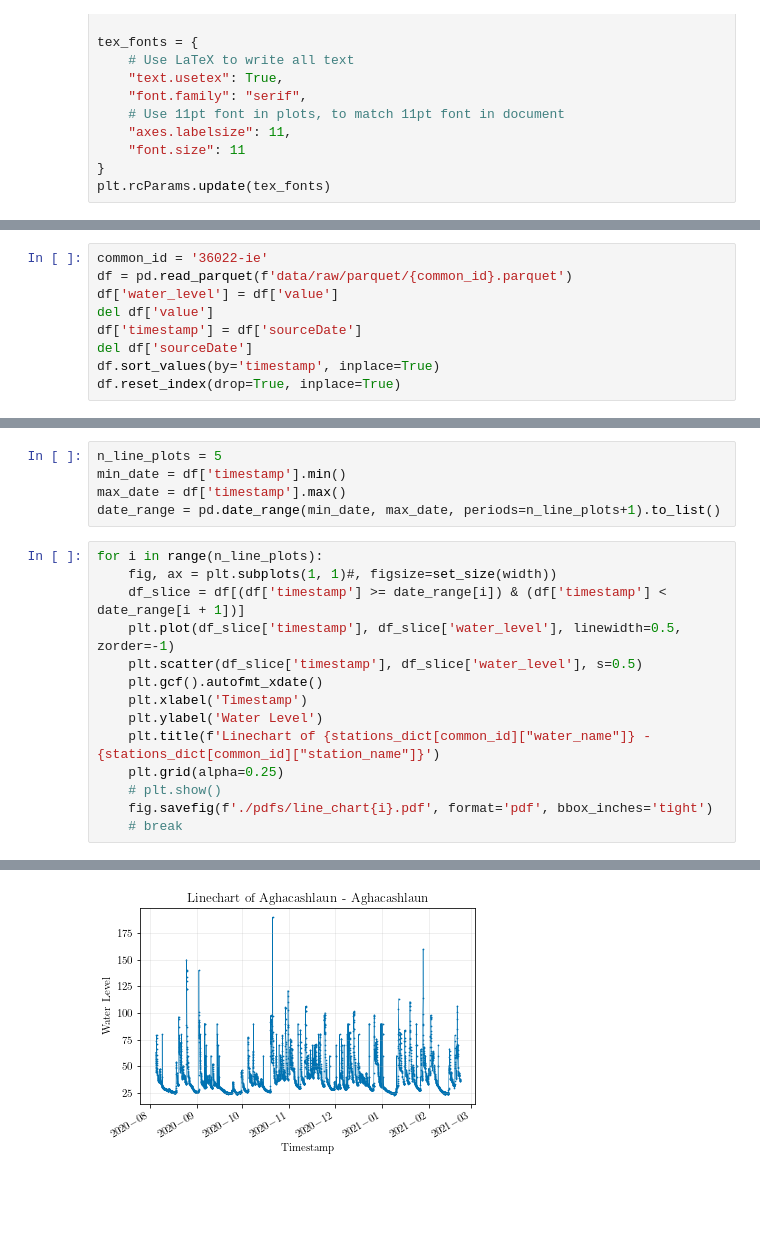
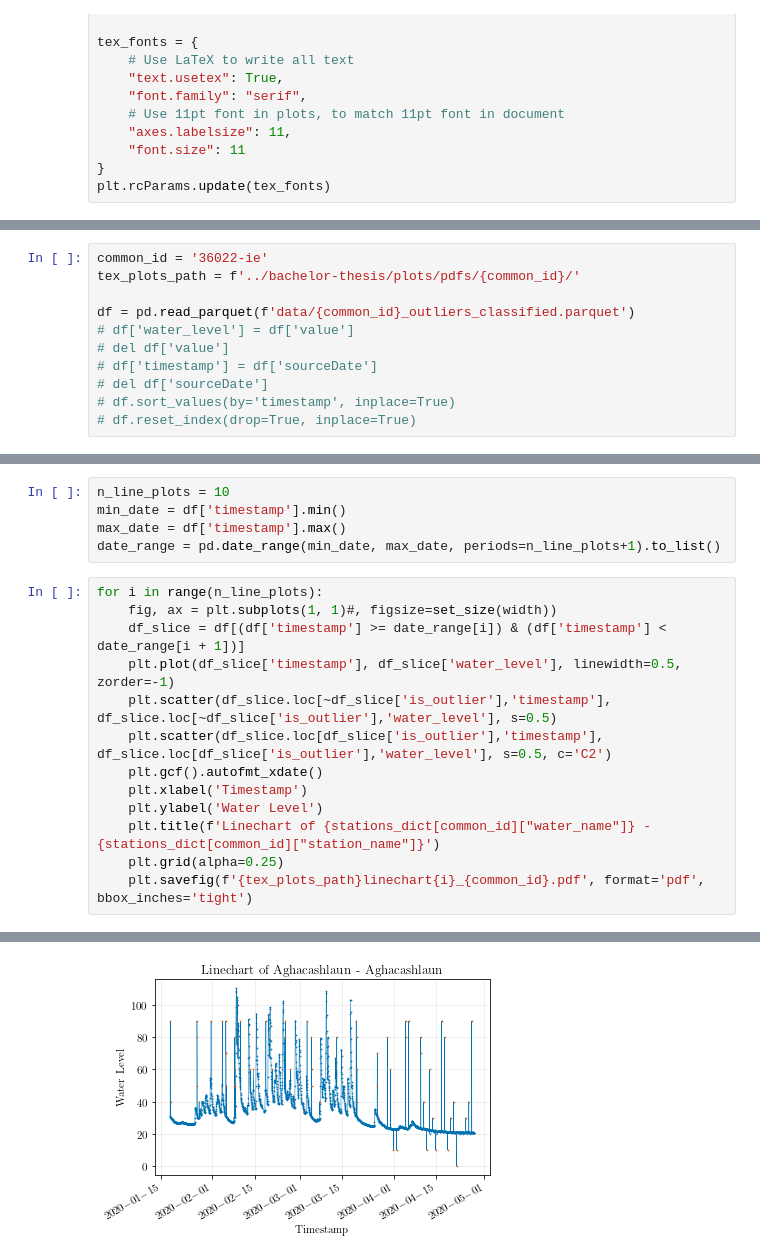
Before and after one commit to cellularegg/bachelor-thesis-code, a Jupyter notebook: explorative_data_analysis.ipynb, the cells around one changed output, grey strips where cells are left out. Drawn from its saved outputs; the diff is of its cells as text; blank space fills up the shorter version.

Commit message:
selected outliers

```diff
--- a/explorative_data_analysis.ipynb
+++ b/explorative_data_analysis.ipynb
@@ -74,12 +70,14 @@ FileNotFoundError: [Errno 2] No such file or directory: './data/raw/stations.csv
 # %%
 common_id = '36022-ie'
-df = pd.read_parquet(f'data/raw/parquet/{common_id}.parquet')
-df['water_level'] = df['value']
-del df['value']
-df['timestamp'] = df['sourceDate']
-del df['sourceDate']
-df.sort_values(by='timestamp', inplace=True)
-df.reset_index(drop=True, inplace=True)
+tex_plots_path = f'../bachelor-thesis/plots/pdfs/{common_id}/'
+
+df = pd.read_parquet(f'data/{common_id}_outliers_classified.parquet')
+# df['water_level'] = df['value']
+# del df['value']
+# df['timestamp'] = df['sourceDate']
+# del df['sourceDate']
+# df.sort_values(by='timestamp', inplace=True)
+# df.reset_index(drop=True, inplace=True)
 # %%
 df.info()
 # %% [output]
@@ -151,5 +230,5 @@ fig.savefig(f'./pdfs/line_chart.pdf', format='pdf', bbox_inches='tight')
 # %%
-n_line_plots = 5
+n_line_plots = 10
 min_date = df['timestamp'].min()
 max_date = df['timestamp'].max()
 date_range = pd.date_range(min_date, max_date, periods=n_line_plots+1).to_list()
@@ -158,13 +237,12 @@ for i in range(n_line_plots):
     fig, ax = plt.subplots(1, 1)#, figsize=set_size(width))
     df_slice = df[(df['timestamp'] >= date_range[i]) & (df['timestamp'] < date_range[i + 1])]
     plt.plot(df_slice['timestamp'], df_slice['water_level'], linewidth=0.5, zorder=-1)
-    plt.scatter(df_slice['timestamp'], df_slice['water_level'], s=0.5)
+    plt.scatter(df_slice.loc[~df_slice['is_outlier'],'timestamp'], df_slice.loc[~df_slice['is_outlier'],'water_level'], s=0.5)
+    plt.scatter(df_slice.loc[df_slice['is_outlier'],'timestamp'], df_slice.loc[df_slice['is_outlier'],'water_level'], s=0.5, c='C2')
     plt.gcf().autofmt_xdate()
     plt.xlabel('Timestamp')
     plt.ylabel('Water Level')
     plt.title(f'Linechart of {stations_dict[common_id]["water_name"]} - {stations_dict[common_id]["station_name"]}')
     plt.grid(alpha=0.25)
-    # plt.show()
-    fig.savefig(f'./pdfs/line_chart{i}.pdf', format='pdf', bbox_inches='tight')
-    # break
+    plt.savefig(f'{tex_plots_path}linechart{i}_{common_id}.pdf', format='pdf', bbox_inches='tight')
 # %% [output]
@@ -173 +251 @@ for i in range(n_line_plots):
-[figure, old version]
+[figure, new version]
```
Also changed, not shown: parts of 14 cells of this notebook, 5 other files.
